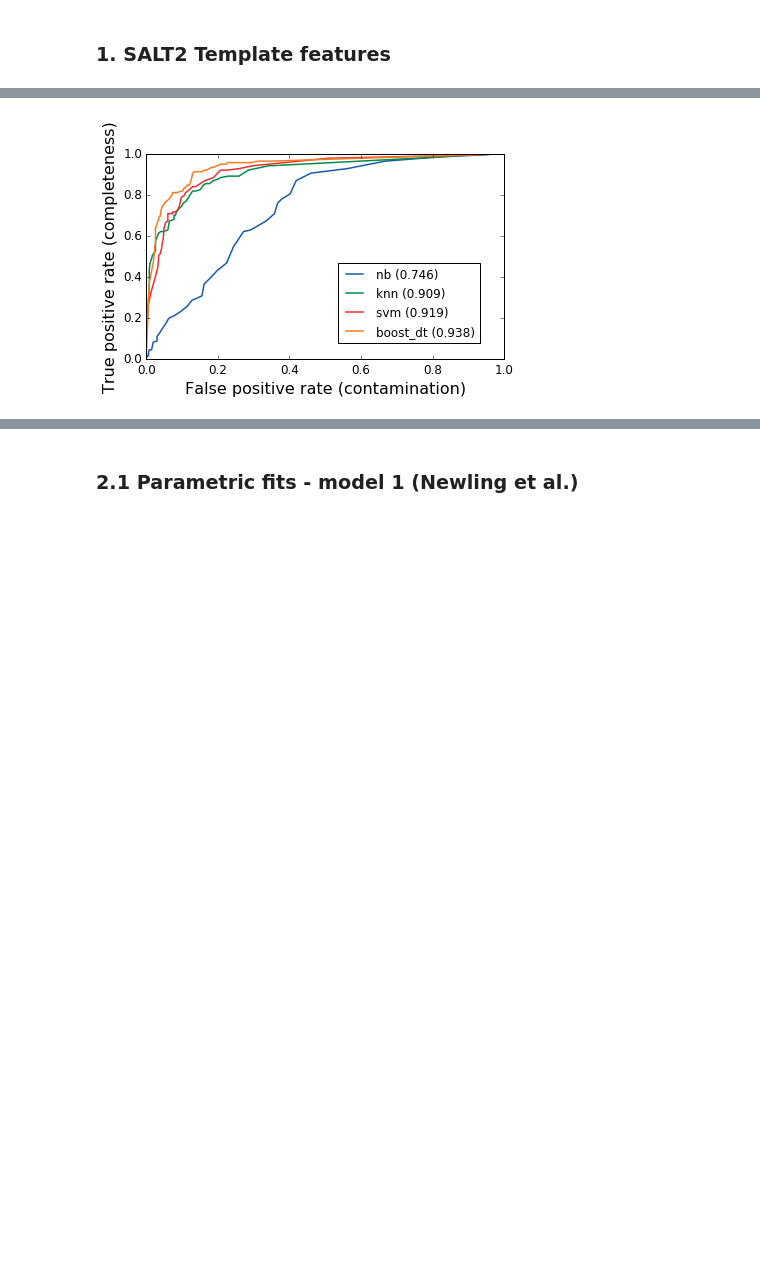
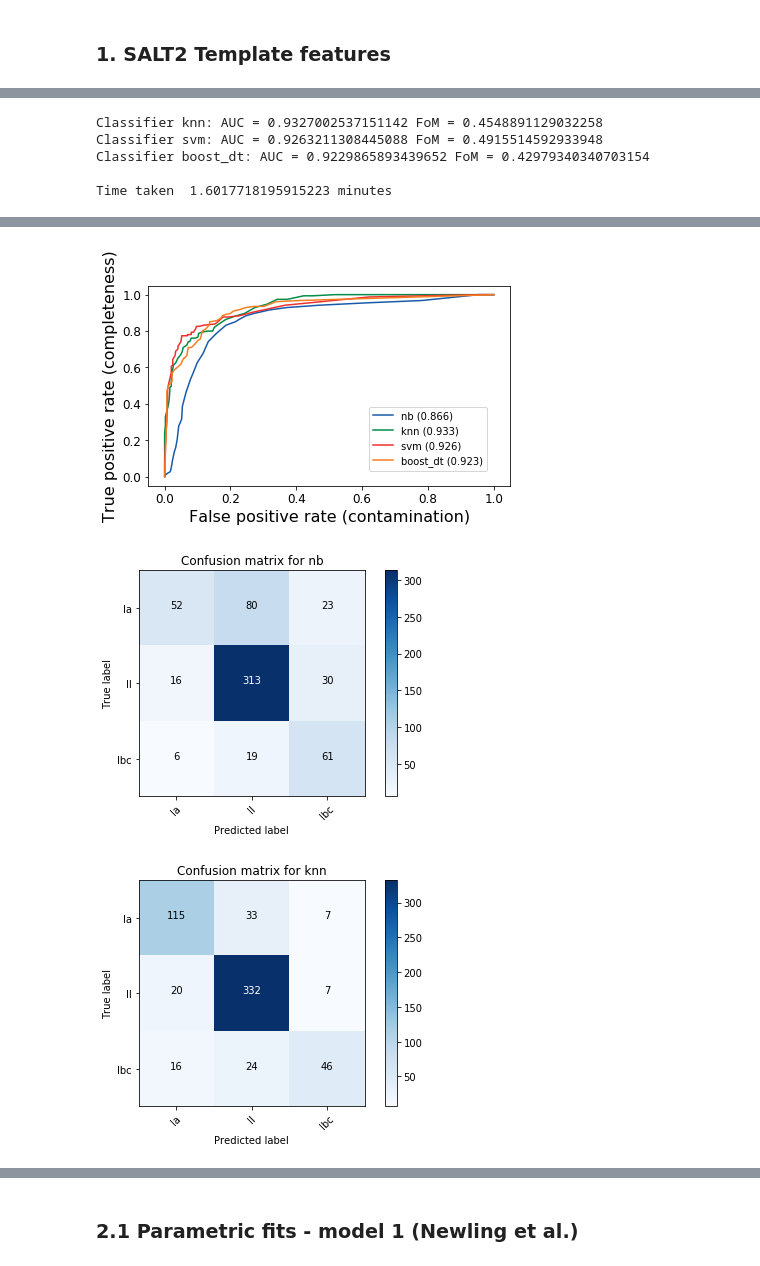
Before and after one commit to LSSTDESC/snmachine, a Jupyter notebook: examples/example_spcc.ipynb, the cells around one changed output, grey strips where cells are left out. Drawn from its saved outputs; the diff is of its cells as text; code cells hidden in the pictures; blank space fills up the shorter version.

```diff
--- a/examples/example_spcc.ipynb
+++ b/examples/example_spcc.ipynb
@@ -59,6 +55,6 @@ output_spcc_no_z/
 Load a subset of the SPCC DES simulated data (http://arxiv.org/abs/1008.1024)
 # %%
 #Data root
-rt=os.path.join(example_data, 'SPCC_SUBSET','')
+rt=os.path.join('SPCC_SUBSET','')
 # %%
 #We can automatically untar the data from here
@@ -109,8 +105,8 @@ Table length=113
 # %% [markdown]
 The next step is to extract useful features from the data. This can often take a long time, depending on the feature extraction method, so it's a good idea to save these to file (`snmachine` by default saves to astropy tables)
 # %%
-read_from_file=True #We can use this flag to quickly rerun from saved features
-run_name=os.path.join(example_data, out_features,'%s_all' %dataset)
+read_from_file=False #We can use this flag to quickly rerun from saved features
+run_name=os.path.join(out_features,'%s_all' %dataset)
 # %% [markdown]
 ### 1. SALT2 Template features
 # %%
@@ -125,5 +121,5 @@ if read_from_file:
     blah=salt2_features['Object'].astype(str)
     salt2_features.replace_column('Object', blah)
 else:
-    salt2_features=salt2Feats.extract_features(dat,use_redshift=True,nprocesses=6,chain_directory=out_int)
+    salt2_features=salt2Feats.extract_features(dat,use_redshift=True,nprocesses=4,chain_directory=out_int)
     salt2_features.write('%s_templates.dat' %run_name, format='ascii')
@@ -266,5 +291,6 @@ print(snclassifier.choice_of_classifiers)
 # %%
 plt.figure()
 clss=snclassifier.run_pipeline(salt2_features,types,output_name=os.path.join(out_class,'salt2'),
-                          classifiers=['nb','knn','svm','boost_dt'], nprocesses=nproc)
+                          classifiers=['nb','knn','svm','boost_dt'], nprocesses=nproc,
+                               classifiers_for_cm_plots='all')
 # %% [output]
@@ -287,0 +316,5 @@ Time taken  1.4405604680379231 minutes
+Classifier knn: AUC = 0.9327002537151142 FoM = 0.4548891129032258
+Classifier svm: AUC = 0.9263211308445088 FoM = 0.4915514592933948
+Classifier boost_dt: AUC = 0.9229865893439652 FoM = 0.42979340340703154
+
+Time taken  1.6017718195915223 minutes
@@ -288 +327,3 @@ Time taken  1.4405604680379231 minutes
-[figure, old version]
+[figure, new version]
+[figure, added]
+[figure, added]
```
Also changed, not shown: parts of 23 cells of this notebook.
